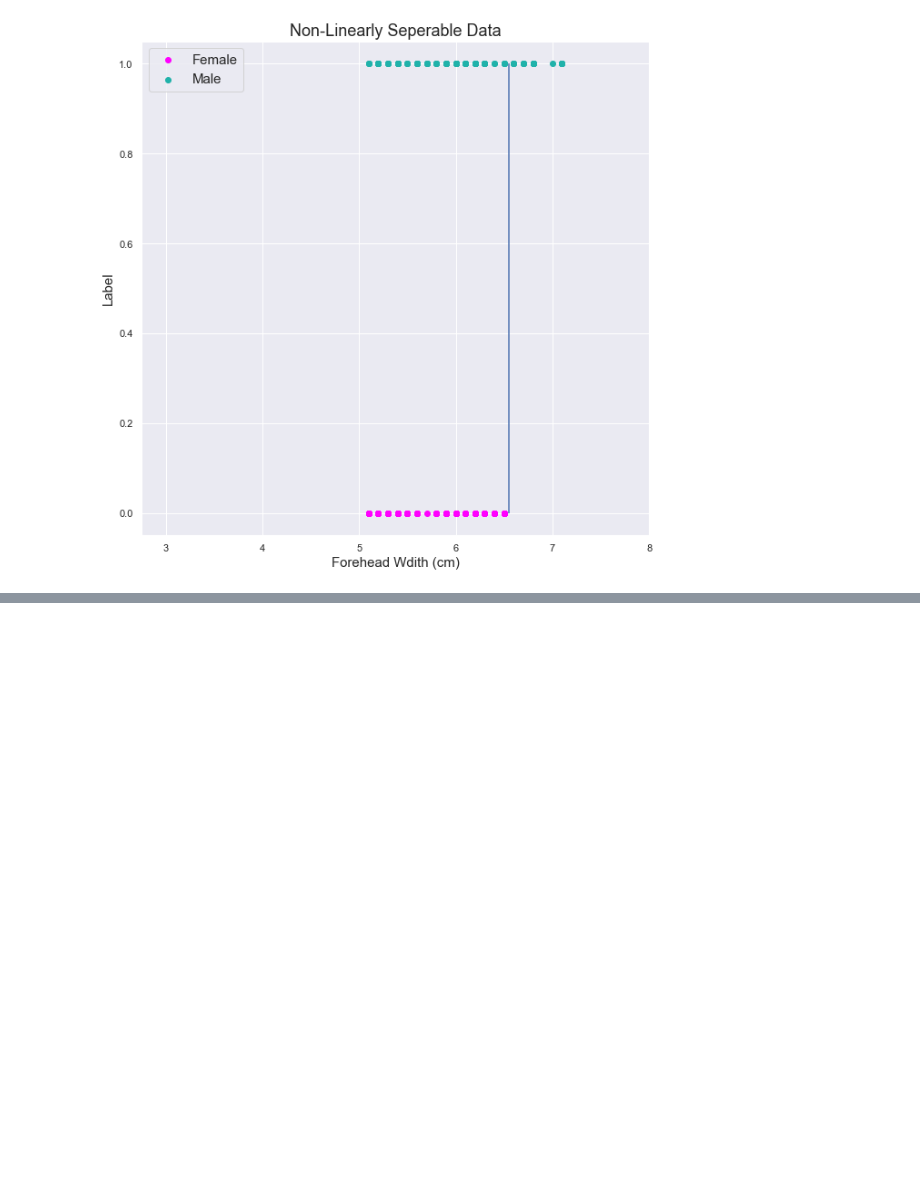
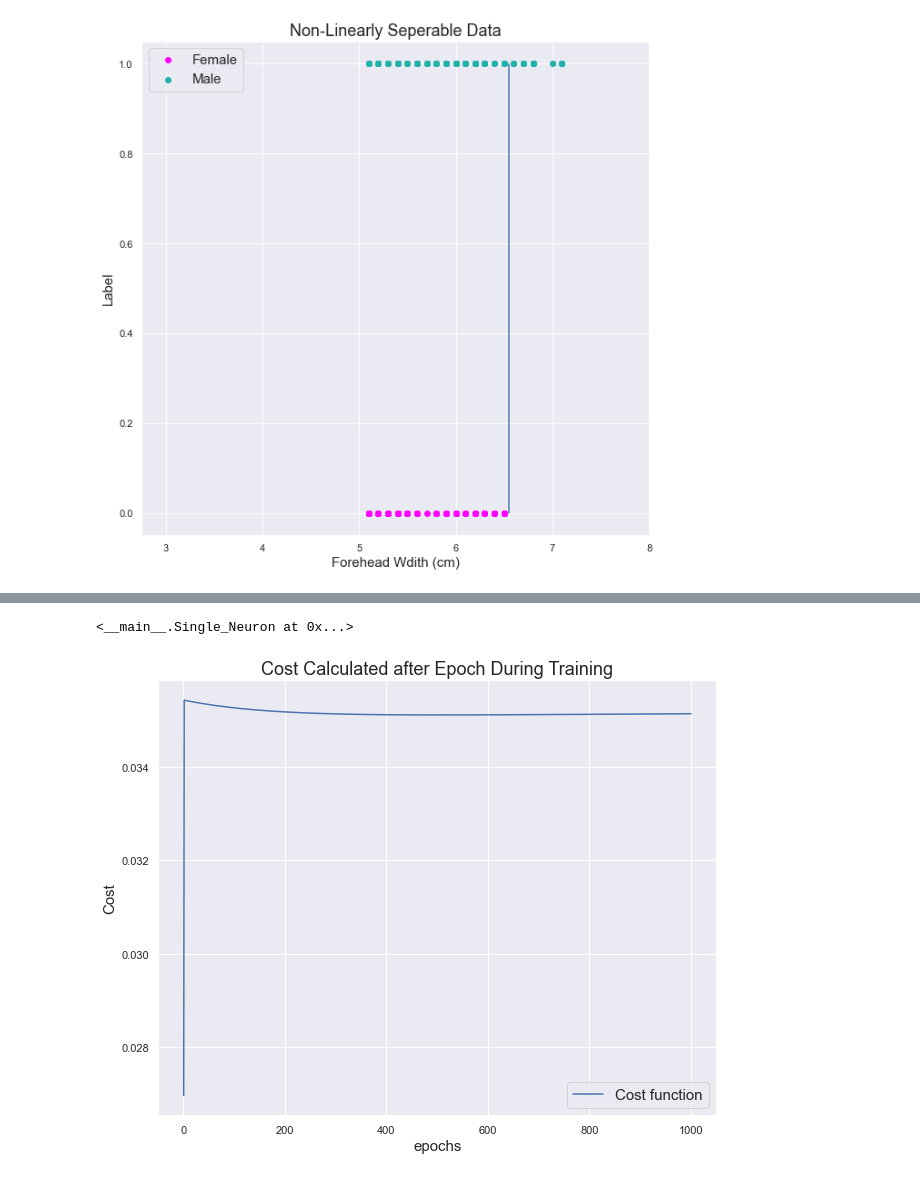
Before and after one commit to rjxgonzalez/INDE_577_Data-Science-and-Machine-Learning-, a Jupyter notebook: Supervised Learning/Classification/Logistic Regression/Logistic Regression.ipynb, the cells around one changed output, grey strips where cells are left out. Drawn from its saved outputs; the diff is of its cells as text; code cells hidden in the pictures; blank space fills up the shorter version.

```diff
--- a/Supervised Learning/Classification/Logistic Regression/Logistic Regression.ipynb
+++ b/Supervised Learning/Classification/Logistic Regression/Logistic Regression.ipynb
@@ -81,0 +190,18 @@ plt.show()
+# %%
+def cross_entropy_loss(y_hat, y):
+    return - y*np.log(y_hat) - (1 - y)*np.log(1 - y_hat)
+
+node = Single_Neuron(sigmoid, cross_entropy_loss)
+X = data["Forehead Height (cm)"].iloc[50:].values # Storing the desired feature measurements in the matrix X
+
+X = X.reshape(-1, 1)
+y = np.where(data.iloc[50:].Gender == "Female", 0, 1)
+
+node.train(X, y, alpha = 0.01, epochs = 1_000)
+# %% [output]
+<__main__.Single_Neuron at 0x...>
+# %%
+node.plot_cost_function()
+plt.show()
+# %% [output]
+[figure, added]
```
Also changed, not shown: parts of 7 cells of this notebook.
